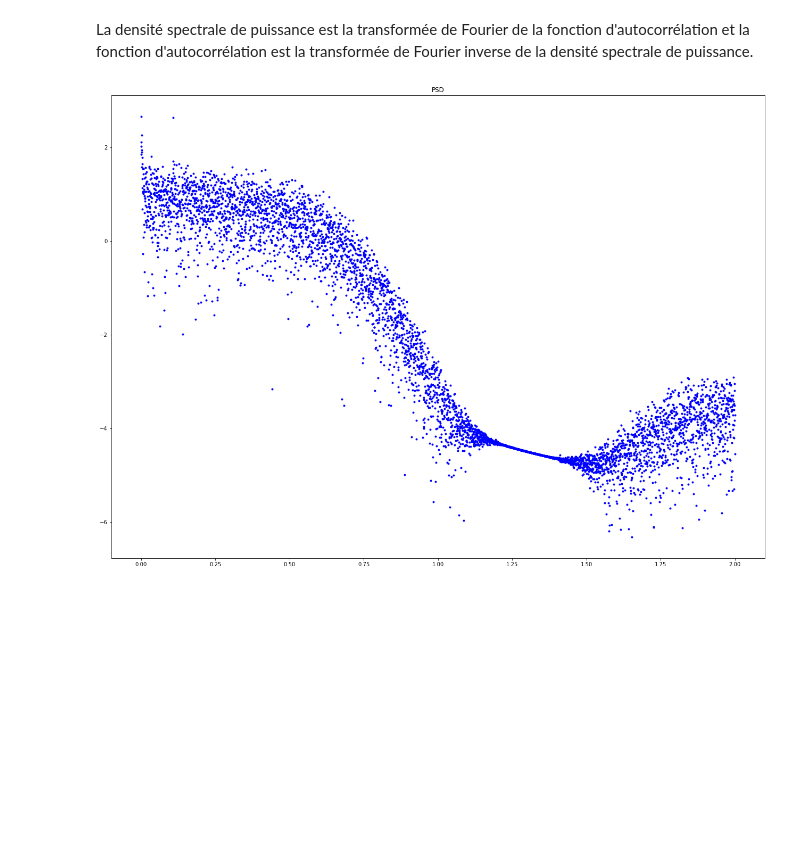
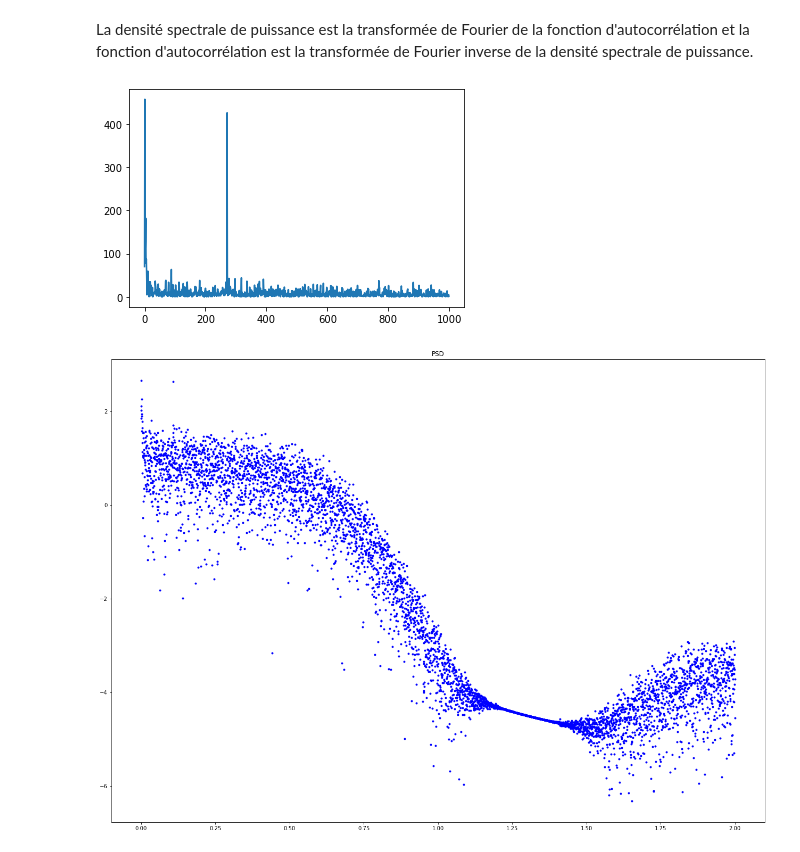
Before and after one commit to nmendiboure/Stochastic_calculus_Project, a Jupyter notebook: Calcul_stochastique_livrable.ipynb, the cells around one changed output. Drawn from its saved outputs; the diff is of its cells as text; code cells hidden in the pictures; blank space fills up the shorter version.

```diff
--- a/Calcul_stochastique_livrable.ipynb
+++ b/Calcul_stochastique_livrable.ipynb
@@ -247,6 +247,11 @@ def psd(x,dt):
     return f, S
 # %%
 f, S = psd(ynew, 0.25)
+# %%
+plt.plot(S[0:1000])
+plt.show()
+# %% [output]
+[figure, added]
 # %%
 N = len(y_detrended)
 N2 = int(N/2)+1
```
Also changed, not shown: parts of 3 cells of this notebook.
